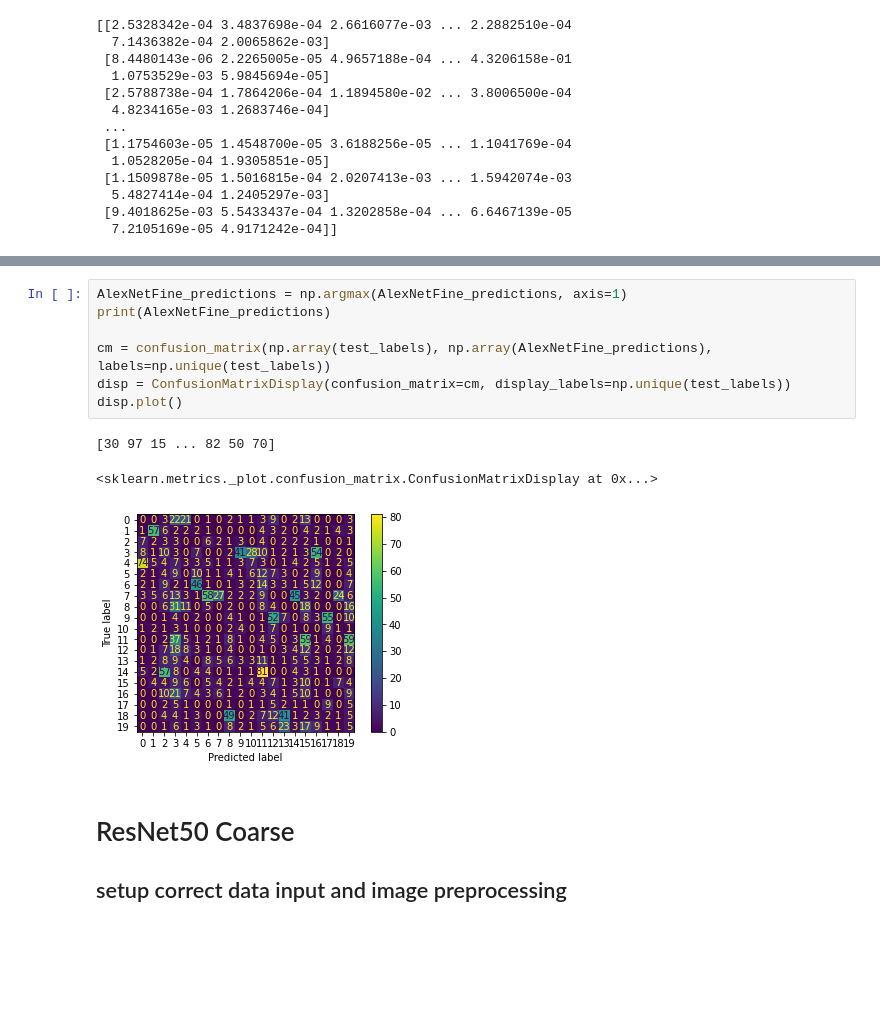
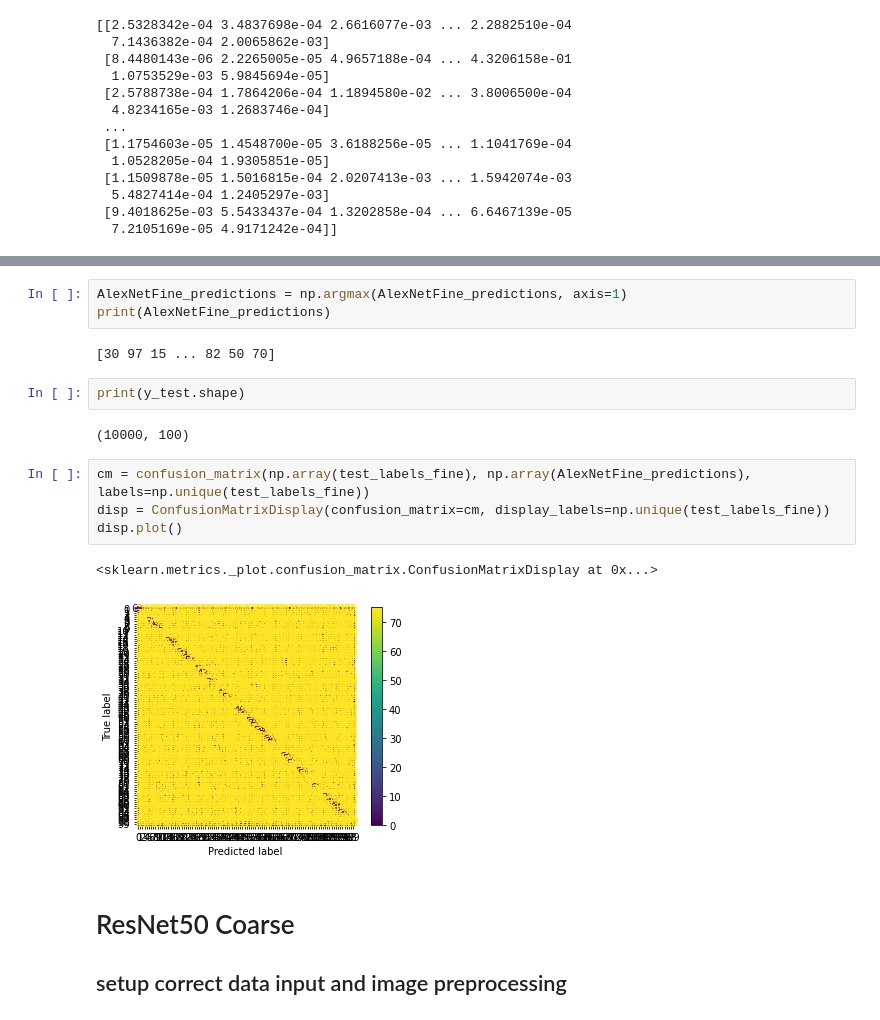
Before and after one commit to plasticglasses/BDML-Introduction, a Jupyter notebook: Coursework/CW_M45J/My Alexnet vs Resnet.ipynb, the cells around one changed output, grey strips where cells are left out. Cells and saved outputs as stored; diff of their text form; blank space fills up the shorter version.

```diff
--- a/Coursework/CW_M45J/My Alexnet vs Resnet.ipynb
+++ b/Coursework/CW_M45J/My Alexnet vs Resnet.ipynb
@@ -456,14 +467,19 @@ print(AlexNetFine_predictions)
+# %%
+AlexNetFine_predictions = np.argmax(AlexNetFine_predictions, axis=1)
+print(AlexNetFine_predictions)
+# %% [output]
+[30 97 15 ... 82 50 70]
+# %%
+print(y_test.shape)
+# %% [output]
+(10000, 100)
 # %%
-AlexNetFine_predictions = np.argmax(AlexNetFine_predictions, axis=1)
-print(AlexNetFine_predictions)
-
-cm = confusion_matrix(np.array(test_labels), np.array(AlexNetFine_predictions), labels=np.unique(test_labels))
-disp = ConfusionMatrixDisplay(confusion_matrix=cm, display_labels=np.unique(test_labels))
+cm = confusion_matrix(np.array(test_labels_fine), np.array(AlexNetFine_predictions), labels=np.unique(test_labels_fine))
+disp = ConfusionMatrixDisplay(confusion_matrix=cm, display_labels=np.unique(test_labels_fine))
 disp.plot()
 # %% [output]
-[30 97 15 ... 82 50 70]
+<sklearn.metrics._plot.confusion_matrix.ConfusionMatrixDisplay at 0x...>
-<sklearn.metrics._plot.confusion_matrix.ConfusionMatrixDisplay at 0x...>
-[figure, old version]
+[figure, new version]
 # %% [markdown]
 #
 #
```
Also changed, not shown: parts of 4 cells of this notebook, 1 other file.
